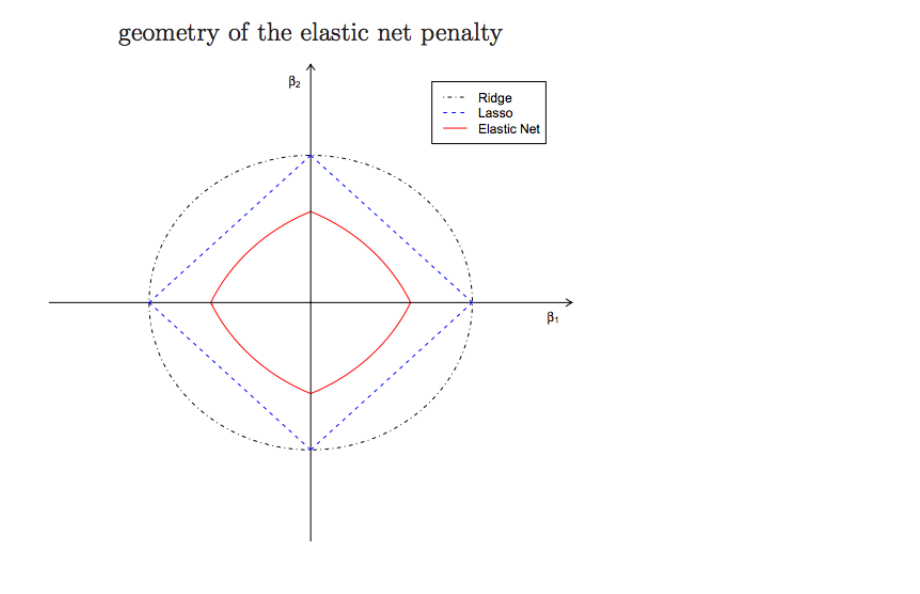
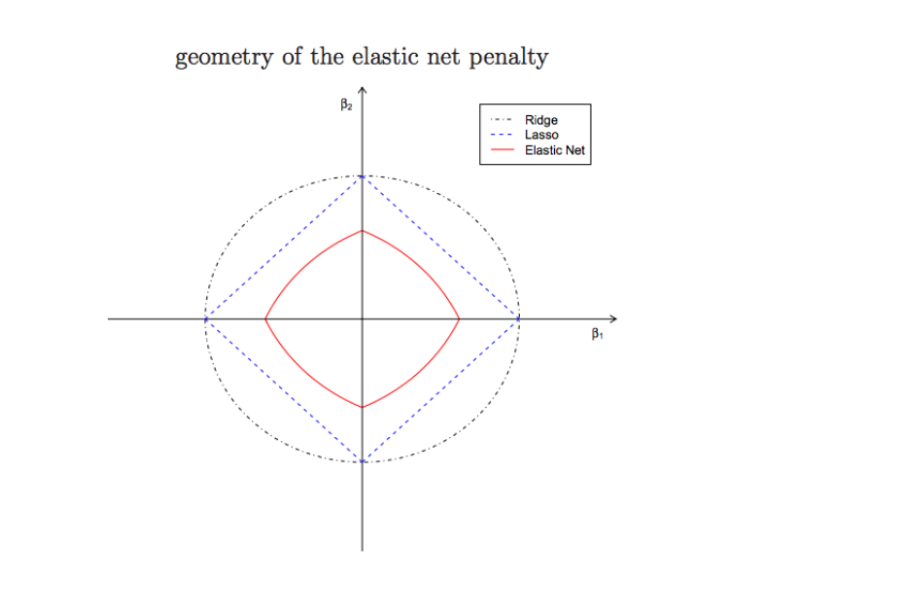
Before and after one commit to german1122/Clase---Anal-tica-, a Jupyter notebook: presentacion - Jonathan y German.ipynb, the cells around one changed output. Saved outputs shown, nothing was run; the diff lists cells and outputs as text; code cells hidden in the pictures.

```diff
--- a/presentacion - Jonathan y German.ipynb
+++ b/presentacion - Jonathan y German.ipynb
@@ -304,5 +39,5 @@ plt.title('Path Completo de Lasso')
 # %%
 from IPython.display import Image
-Image(filename='pic1-enet.png')
+Image(filename='Geometria.png')
 # %% [output]
-[figure, old version]
+[figure, new version]
```
Also changed, not shown: parts of 20 cells of this notebook.
